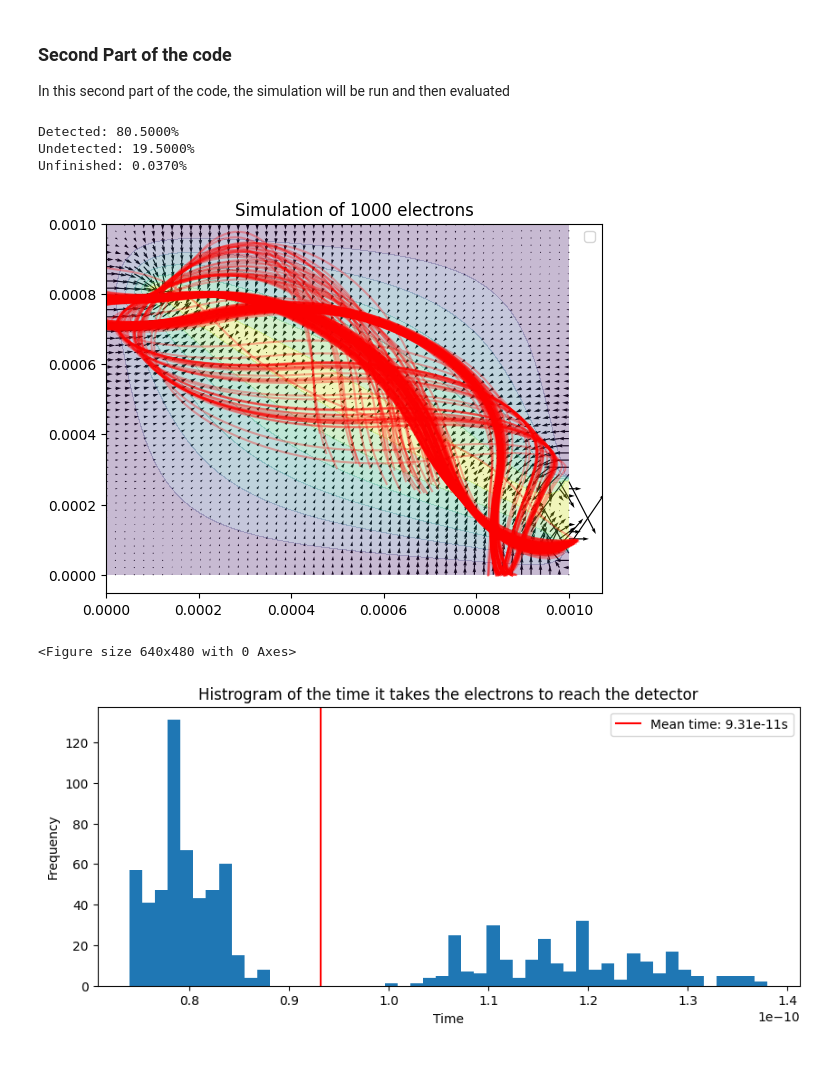
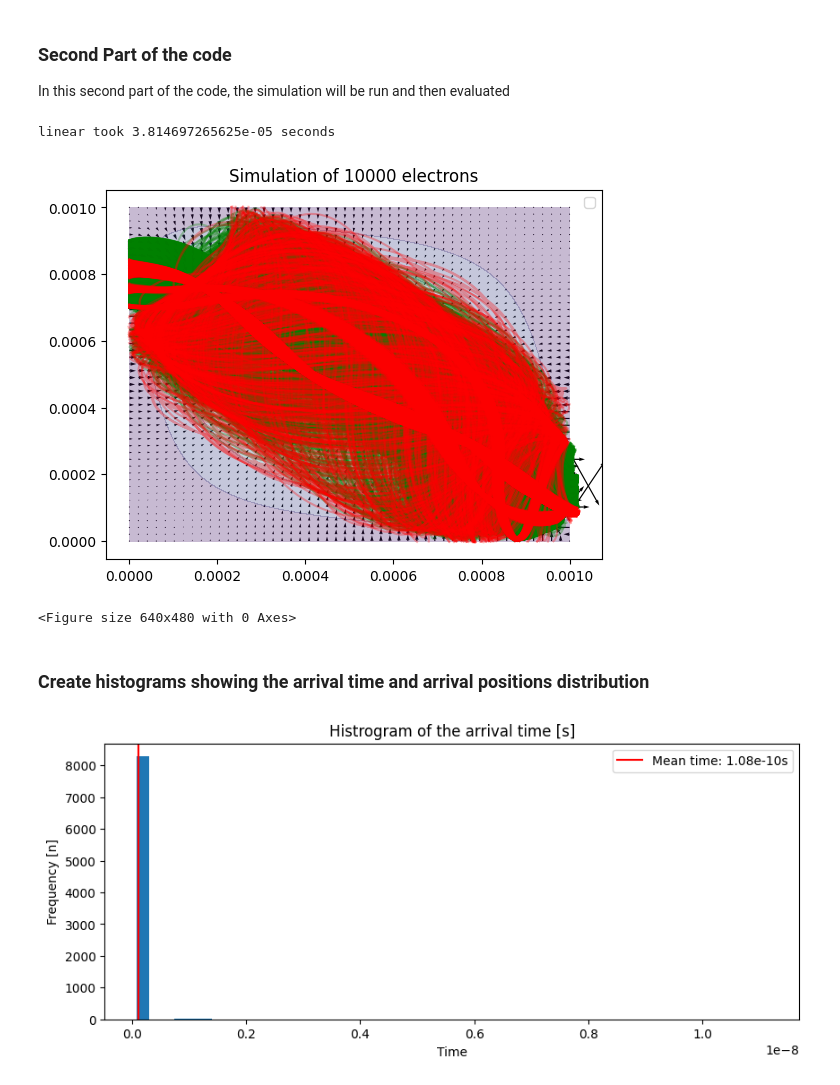
Before and after one commit to kingspoof/ESC-201-Introduction-to-Computer-Simulation, a Jupyter notebook: Assignments/008_Interpolation/008_Interpolation.ipynb, the cells around one changed output. Saved outputs shown, nothing was run; the diff lists cells and outputs as text; code cells hidden in the pictures.

```diff
--- a/Assignments/008_Interpolation/008_Interpolation.ipynb
+++ b/Assignments/008_Interpolation/008_Interpolation.ipynb
@@ -68,8 +69,7 @@ class VoltageGrid:
 
         voltage_grid[4:14, 49] = True
         #voltage_grid[34:44, 5] = True
-        self.bresenham_line(voltage_grid, (38, 5), (8, 48))
-        #self.bresenham_line(voltage_grid, (39, 5), (0, 48))
+        self.bresenham_line(voltage_grid, (38, 5), (8, 44))
 
         # define the bounds of our array
         bounds = np.zeros_like(basic_matrix, dtype=bool)
@@ -135,8 +135,13 @@ class VoltageGrid:
 
         # because I want a function because our electron can also lie inbetween points so we need to interpolate these points
         # one could do this by hand -> but one can also enjoy life
-        self.gradient_x = sp.interpolate.RegularGridInterpolator((self.x, self.y), self.grad_grid_x.T)
-        self.gradient_y = sp.interpolate.RegularGridInterpolator((self.x, self.y), self.grad_grid_y.T)
+
+        start = time.time()
+        method = "linear"
+        self.gradient_x = sp.interpolate.RegularGridInterpolator((self.x, self.y), self.grad_grid_x.T, method=method)
+        self.gradient_y = sp.interpolate.RegularGridInterpolator((self.x, self.y), self.grad_grid_y.T, method=method)
+
+        print(f"{method} took {time.time() - start} seconds")
 
     """
     uses the defined window, to see if the electron was detected by the machine before leaving the machine
@@ -263,7 +268,7 @@ class ElectronSimulation():
     we do this for a single electron
     """
     def simulate_electron_path(self, electron, max_time_alive=3e-10):
-        max_iterations = max_time_alive / self.time_step
+        max_iterations = 1000 * max_time_alive / self.time_step
         current_iteration = 0
         while electron.alive and current_iteration <= max_iterations:
             # update the position of the electron
@@ -283,9 +288,11 @@ class ElectronSimulation():
 ### Second Part of the code
 In this second part of the code, the simulation will be run and then evaluated
 # %%
+%%time
+
 # run the simulation and do the analysis
 size = 50
-number_of_electrons = 1000#0
+number_of_electrons = 10000
 
 grid = VoltageGrid(size=size, voltage=1000)
 electron_simulation = ElectronSimulation(grid, number_of_electrons)
@@ -305,31 +312,31 @@ print(f"Unfinished: {(len([e for e in electron_simulation.electrons if e.alive])
 # Unfinished Electrons are the ones, that run out of time -> this is to reduce computation time
 # I have tested this and can be quite sure, that the unfinished electrons would not have been detected anyway.
 # %% [output]
-Detected: 80.5000%
-Undetected: 19.5000%
-Unfinished: 0.0370%
+linear took 3.814697265625e-05 seconds
 # %%
 fix, ax = plt.subplots()
 
 # visualize the grid and the gradient
 grid.visualize_gradient()
 grid.visualize_grid()
 
 # plot all the detected electrons in green and the undetected in red
-#for e in detected_electrons: plt.plot(e.get_x_positions(), e.get_y_positions(), color='g', alpha=0.3)
-for e in undetected_electrons: plt.plot(e.get_x_positions(), e.get_y_positions(),color='r', alpha=0.3)
+for e in undetected_electrons: plt.plot(e.get_x_positions(), e.get_y_positions(), color='r', alpha=0.3)
+for e in detected_electrons: plt.plot(e.get_x_positions(), e.get_y_positions(), color='g', alpha=0.3)
 
 plt.title(f"Simulation of {number_of_electrons} electrons")
 plt.legend()
 plt.show()
 
 # plot of the distribution of the arrival time
 plt.clf()
 # %% [output]
-[figure, old version]
+[figure, new version]
 <Figure size 640x480 with 0 Axes>
+# %% [markdown]
+### Create histograms showing the arrival time and arrival positions distribution
 # %%
-## Plotting of the arrival time
+## Plotting of the arrival time -> of the electrons that
 times = []
 for e in detected_electrons:
     times.append(e.time_alive)
@@ -341,17 +348,20 @@ mean = np.mean(times)
 std = np.std(times)
 
 plt.figure(figsize=(10, 4))
-new_times = [time for time in times if time <=4e-10]
+new_times = [time for time in times if time <= 4e-10]
 # Box Plot (log scale)
 plt.axvline(mean, color='red', label=f"Mean time: {mean:.2e}s")
 plt.hist(new_times, bins=50)
 plt.xlabel("Time")
-plt.ylabel("Frequency")
-plt.title("Histrogram of the time it takes the electrons to reach the detector")
+plt.ylabel("Frequency [n]")
+plt.title("Histrogram of the arrival time [s]")
 plt.legend()
 plt.show()
+
+
+## We only show around the mean time, else we do not have any information, as the scattering is very big
 # %% [output]
-[figure, old version]
+[figure, new version]
 # %%
 ## Plotting the final positions
 data = []
```
Also changed, not shown: parts of 3 cells of this notebook, 1 other file.
